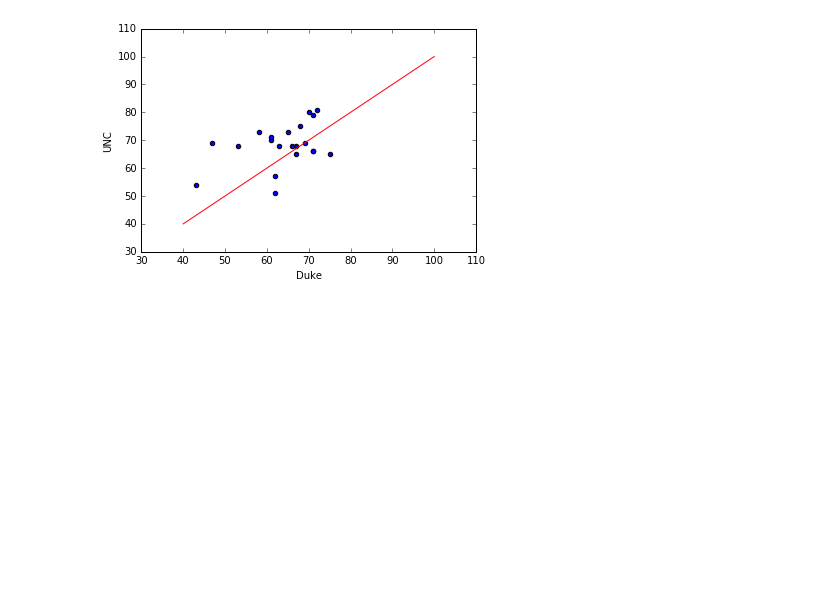
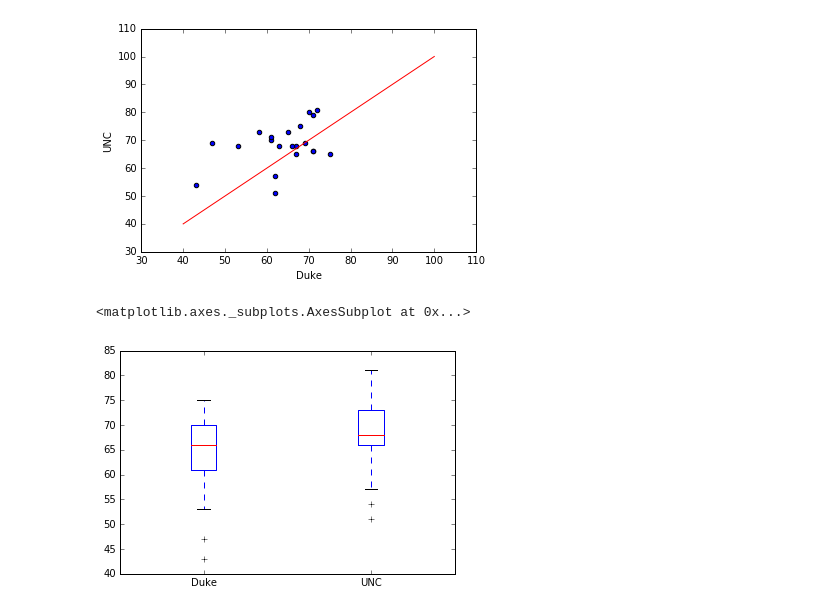
Before and after one commit to cczysz/nc-bb, a Jupyter notebook: SmithBasketball.ipynb, the cells around one changed output. Drawn from its saved outputs; the diff is of its cells as text; code cells hidden in the pictures; blank space fills up the shorter version.

```diff
--- a/SmithBasketball.ipynb
+++ b/SmithBasketball.ipynb
@@ -80,5 +89,10 @@ plt.plot([40,100],[40,100], 'r-')
 plt.show()
 # %% [output]
 [figure]
+# %%
+out_rm_df.plot(kind="box")
+# %% [output]
+<matplotlib.axes._subplots.AxesSubplot at 0x...>
+[figure, added]
 # %%
 duke_minus_unc = alldf["Duke"] - alldf["UNC"]
```
Also changed, not shown: parts of 10 cells of this notebook.
